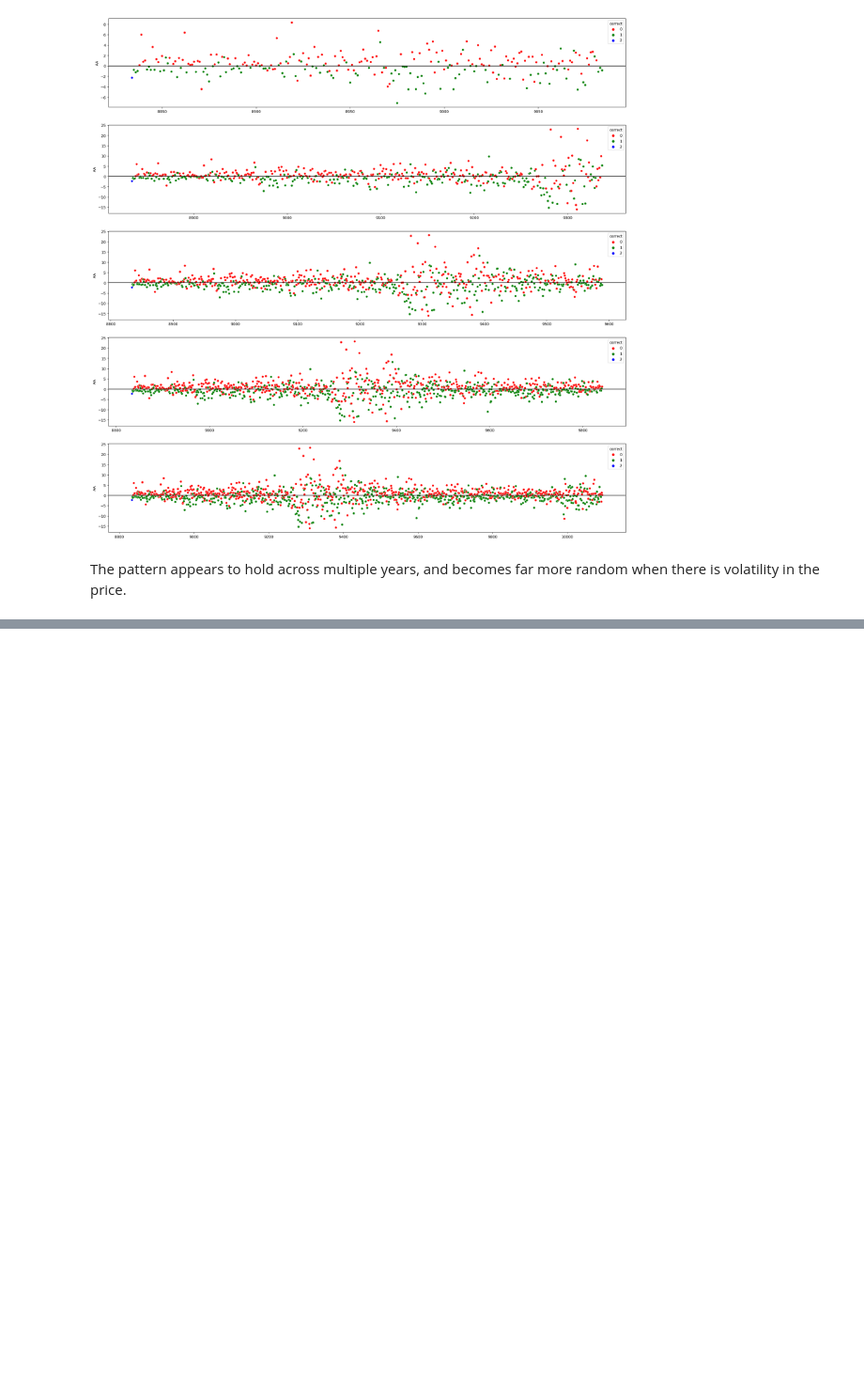
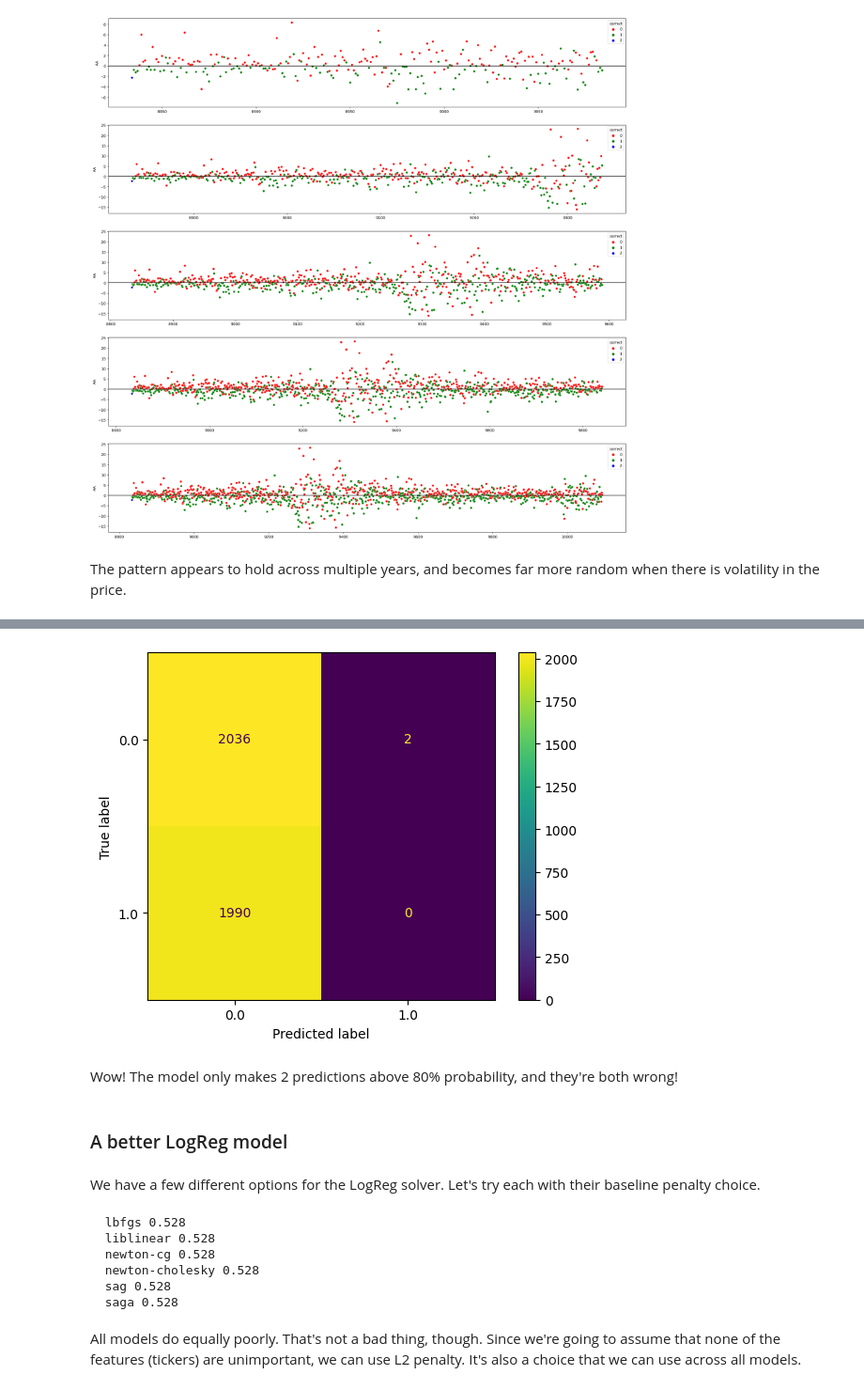
Before and after one commit to zdravoj/stock-bot, a Jupyter notebook: trading_sandbox.ipynb, the cells around one changed output, grey strips where cells are left out. Shown at 94% size. Saved outputs shown, nothing was run; the diff lists cells and outputs as text; code cells hidden in the pictures; blank space fills up the shorter version.

```diff
--- a/trading_sandbox.ipynb
+++ b/trading_sandbox.ipynb
@@ -763,0 +796,37 @@ The pattern appears to hold across multiple years, and becomes far more random w
+# %%
+# make predictions at 80% probability
+AA_lr_80preds = np.array([1.0 if x > 0.8 else 0.0 for x in AA_model.predict_proba(X_test).T[1]])
+# %%
+# visualize prediction accuracy
+ConfusionMatrixDisplay.from_predictions(
+    y_test, AA_lr_80preds
+);
+# %% [output]
+[figure, added]
+# %% [markdown]
+Wow! The model only makes 2 predictions above 80% probability, and they're both wrong!
+# %% [markdown]
+### A better LogReg model
+# %% [markdown]
+We have a few different options for the LogReg solver. Let's try each with their baseline penalty choice.
+# %%
+warnings.filterwarnings('ignore')
+solver_list = ['lbfgs', 'liblinear', 'newton-cg', 'newton-cholesky', 'sag', 'saga']
+params = dict(solver=solver_list)
+model = LogisticRegression(n_jobs=-1, max_iter= 300)
+clf = GridSearchCV(model, params, cv=5)
+clf.fit(X_train, y_train)
+scores = clf.cv_results_['mean_test_score']
+warnings.filterwarnings('default')
+
+for score, solver in zip(scores, solver_list):
+    print(f"  {solver} {score:.3f}" )
+# %% [output]
+  lbfgs 0.528
+  liblinear 0.528
+  newton-cg 0.528
+  newton-cholesky 0.528
+  sag 0.528
+  saga 0.528
+# %% [markdown]
+All models do equally poorly. That's not a bad thing, though. Since we're going to assume that none of the features (tickers) are unimportant, we can use L2 penalty. It's also a choice that we can use across all models.
```
Also changed, not shown: parts of 9 cells of this notebook.
